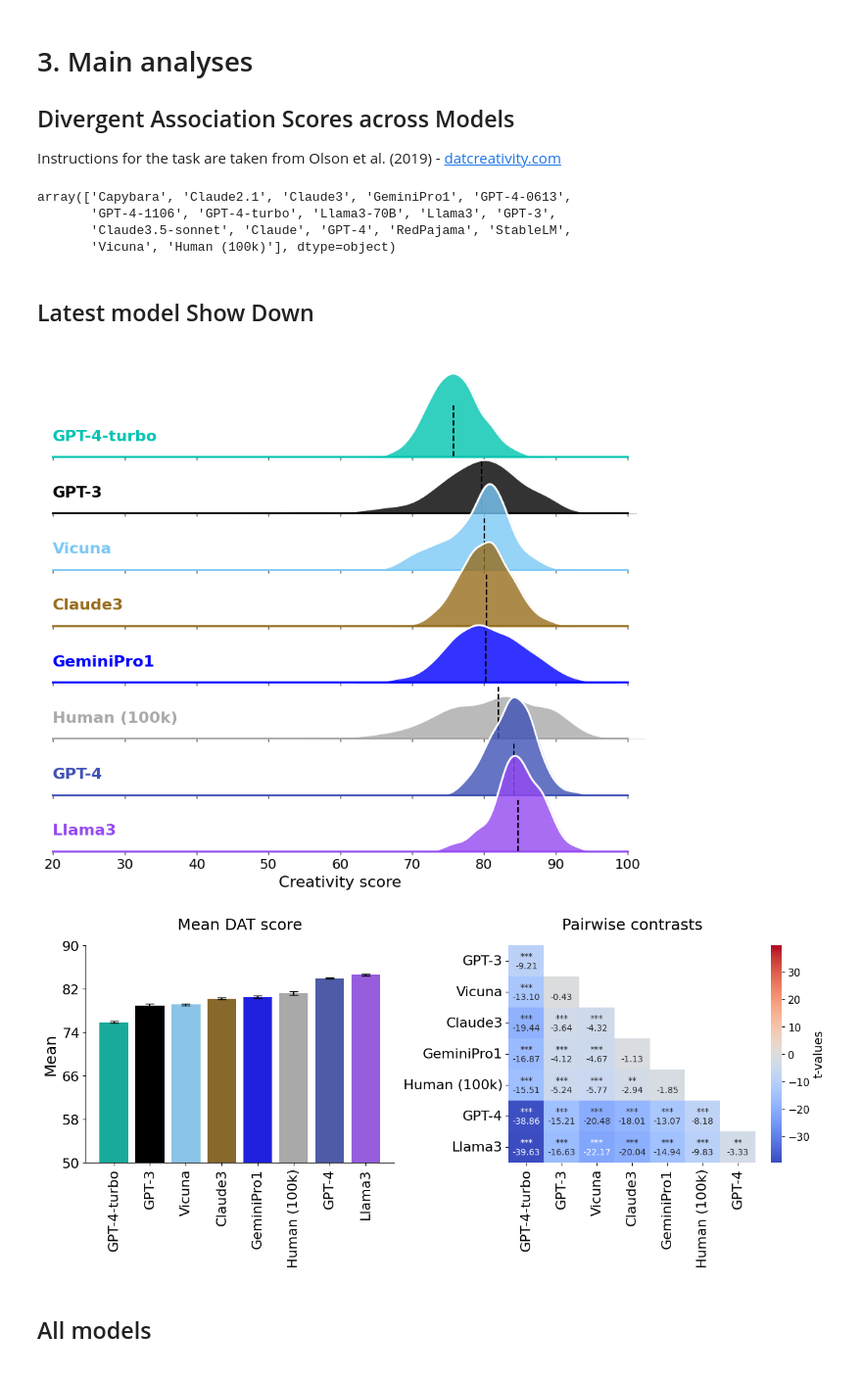
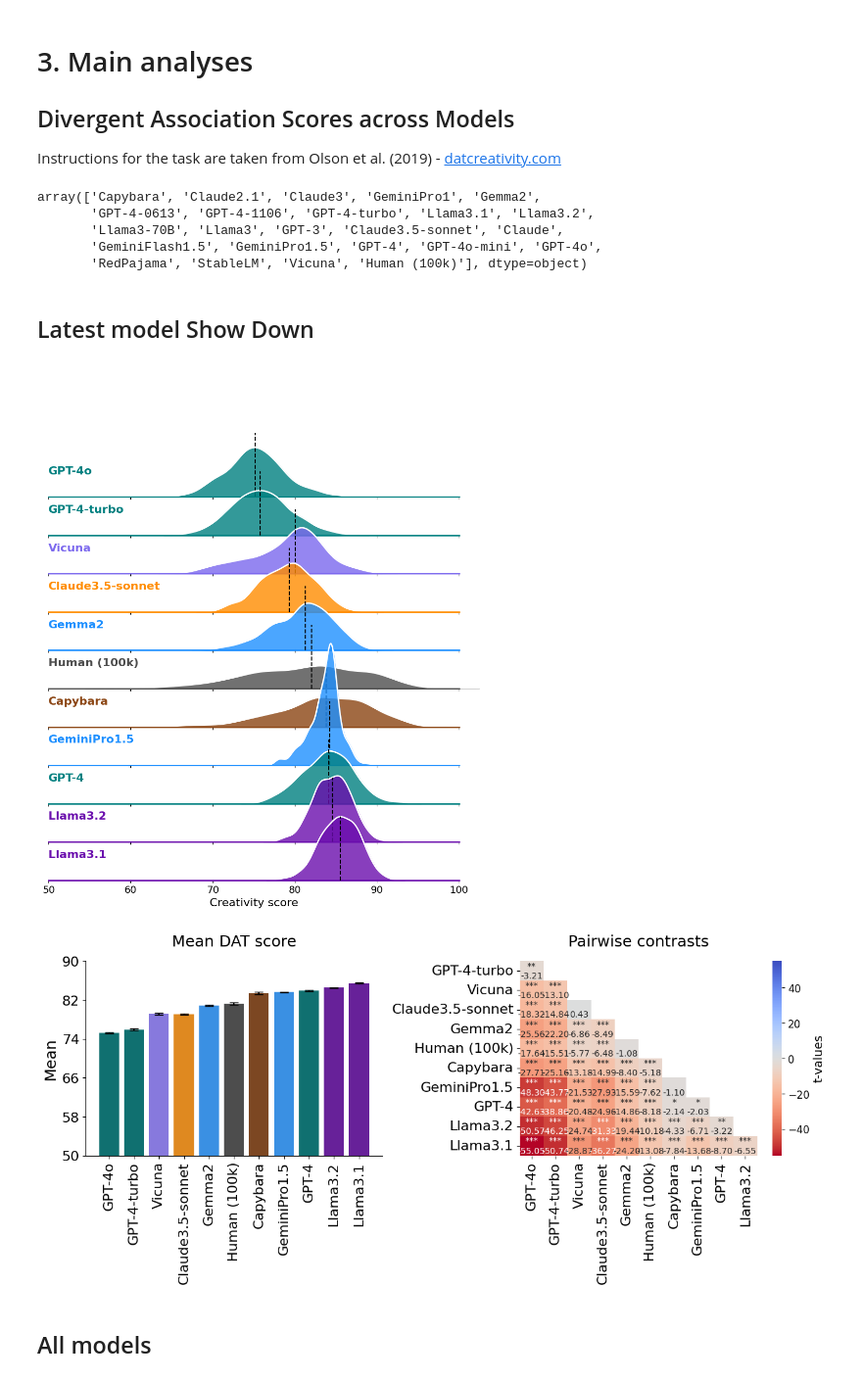
Before and after one commit to AntoineBellemare/DAT_GPT, a Jupyter notebook: notebook/dat_visualization.ipynb, the cells around one changed output. Shown at 98% size. Drawn from its saved outputs; the diff is of its cells as text; code cells hidden in the pictures.

Commit message:
latest models

```diff
--- a/notebook/dat_visualization.ipynb
+++ b/notebook/dat_visualization.ipynb
@@ -68,7 +95,7 @@ colors = {'GPT-3_low_DAT': '#FDB813',
 # %% [markdown]
 ## Load all machine and human data
 # %%
-results_df = pd.read_csv('concatenated_results_2024-11-08.csv')
+results_df = pd.read_csv('concatenated_results_2024-11-09.csv')
 # %%
 # convert string to list, handling NaN values
 results_df['Words'] = results_df['Words'].apply(lambda x: ast.literal_eval(x) if pd.notna(x) else x)
@@ -170,7 +197,7 @@ human_data = [("Tree", 10.2), ("Dog", 12.4), ("Car", 13.8)]
 model_word_counts = []
 
 # Assuming results_df is already loaded
-model_names = ['Llama3', 'GPT-4', 'Human (100k)', 'GeminiPro1', 'Claude3', 'Vicuna', 'GPT-3', 'GPT-4-turbo']
+models = ['GPT-4-turbo','GPT-4o', 'GPT-4', 'Claude3.5-sonnet', 'GeminiPro1.5', 'Human (100k)',  'Llama3.1', 'Llama3.2', 'Vicuna', 'Capybara', 'Gemma2']
 
 n_words = 3
 
@@ -192,7 +219,7 @@ for model_name in model_names:  # Exclude the last model_name, "Human"
     model_word_counts.append(sorted(word_counts_percentage, key=lambda x: x[1], reverse=False))
 
 # Add the human data to model_word_counts at the beginning
-model_word_counts.insert(2, human_data)
+model_word_counts.insert(3, human_data)
 #remove empty lists
 model_word_counts = [x for x in model_word_counts if x != []]
 # Create the horizontal bar plot
@@ -236,26 +263,31 @@ Instructions for the task are taken from Olson et al. (2019) - [datcreativity.co
 # %%
 results_df['Model'].unique()
 # %% [output]
-array(['Capybara', 'Claude2.1', 'Claude3', 'GeminiPro1', 'GPT-4-0613',
-       'GPT-4-1106', 'GPT-4-turbo', 'Llama3-70B', 'Llama3', 'GPT-3',
-       'Claude3.5-sonnet', 'Claude', 'GPT-4', 'RedPajama', 'StableLM',
-       'Vicuna', 'Human (100k)'], dtype=object)
+array(['Capybara', 'Claude2.1', 'Claude3', 'GeminiPro1', 'Gemma2',
+       'GPT-4-0613', 'GPT-4-1106', 'GPT-4-turbo', 'Llama3.1', 'Llama3.2',
+       'Llama3-70B', 'Llama3', 'GPT-3', 'Claude3.5-sonnet', 'Claude',
+       'GeminiFlash1.5', 'GeminiPro1.5', 'GPT-4', 'GPT-4o-mini', 'GPT-4o',
+       'RedPajama', 'StableLM', 'Vicuna', 'Human (100k)'], dtype=object)
 # %% [markdown]
 ## Latest model Show Down
 # %%
 # Initialize the FacetGrid object
-pal = [colors['GPT-4-turbo_mid_DAT'],
-       colors['GPT-3_mid_DAT'],
-       colors['Vicuna_mid_DAT'],
-       colors['Claude3_mid_DAT'],
-       colors['GeminiPro1_mid_DAT'],
-       colors['Human (100k)'],
-       colors['GPT-4_mid_DAT'],
-       colors['Llama3_mid_DAT'],]
+pal = [colors['GPT-4o_mid_DAT'],
+    colors['GPT-4-turbo_mid_DAT'],
+    colors['Vicuna_mid_DAT'],
+    colors['Claude3.5-sonnet_mid_DAT'],
+    colors['Gemma2_mid_DAT'],
+    colors['Human (100k)'],
+    colors['Capybara_mid_DAT'],
+    colors['GeminiPro1.5_mid_DAT'],
+    colors['GPT-4_mid_DAT'],
+    colors['Llama3.2_mid_DAT'],
+    colors['Llama3.1_mid_DAT'],
+    ]
 
 df = results_df.loc[(results_df['Strategy']=='Original instructions') &
                     (results_df['Temperature']=='Mid') | (results_df['Temperature'].isnull())]
-models = ['GPT-4-turbo','GPT-3', 'GPT-4', 'Claude3', 'GeminiPro1', 'Human (100k)', 'Llama3', 'Vicuna']
+models = ['GPT-4-turbo','GPT-4o', 'GPT-4', 'Claude3.5-sonnet', 'GeminiPro1.5', 'Human (100k)',  'Llama3.1', 'Llama3.2', 'Vicuna', 'Capybara', 'Gemma2']
 df = df[df['Model'].isin(models)]
 order = df.groupby('Model')['Score'].mean().sort_values(ascending=True).index
 
@@ -272,37 +304,37 @@ g.map(sns.kdeplot, "Score",
       bw_adjust=1, clip_on=False,
       fill=True, alpha=0.8, linewidth=1.5)
 g.map(sns.kdeplot, "Score", clip_on=False, color="w", lw=2, bw_adjust=1)
 # passing color=None to refline() uses the hue mapping
 g.refline(y=0, linewidth=2, linestyle="-", color=None, clip_on=False)
 # Define and use a simple function to label the plot in axes coordinates
 def label(x, color, label):
     ax = plt.gca()
     # check if Human is in the label
     ax.text(0, .2, label, fontweight="bold", color=color,
             ha="left", va="center", transform=ax.transAxes,fontsize=16)
 g.map(label, "Score")
 mean_conf, pvals, tvals = analyze_results(df, 'Model', order)
 # Add vertical lines for mean and confidence intervals
 for ax, model in zip(g.axes.flat, order):
     ax.axvline(mean_conf[mean_conf['Model'] == model]['median'].values[0], color='black', linestyle='--', ymin=0, ymax=0.5)
 
 for ax in g.axes.flat:
     ax.set_xlabel('Creativity score', fontsize=16)
     for label in ax.get_xticklabels():
             label.set_fontsize(14)
 # Remove axes details that don't play well with overlap
 g.set_titles("")
 # Set the subplots to overlap
-g.figure.subplots_adjust(hspace=-.45)
+g.figure.subplots_adjust(hspace=-.7)  # Adjust this value to reduce the space between axes
 g.set(yticks=[], ylabel="")
 g.despine(bottom=True, left=True)
-g.set(xlim=(20, 100))
+g.set(xlim=(50, 100))
 g.savefig('figures/DAT_LLMs_humans_ridge_median_final', dpi=300)
 create_heatmap(mean_conf, 'Model', tvals_table=tvals, pvals_table=pvals,
                pal=pal, order=order, xlim=(50,90), save='figures/DAT_GPT_humans_models_final', large=(13, 6))
 # %% [output]
-[figure, old version]
+[figure, new version]
-[figure, old version]
+[figure, new version]
 # %% [markdown]
 ## All models
 # %%
```
Also changed, not shown: parts of 11 cells of this notebook, 19 other files.
